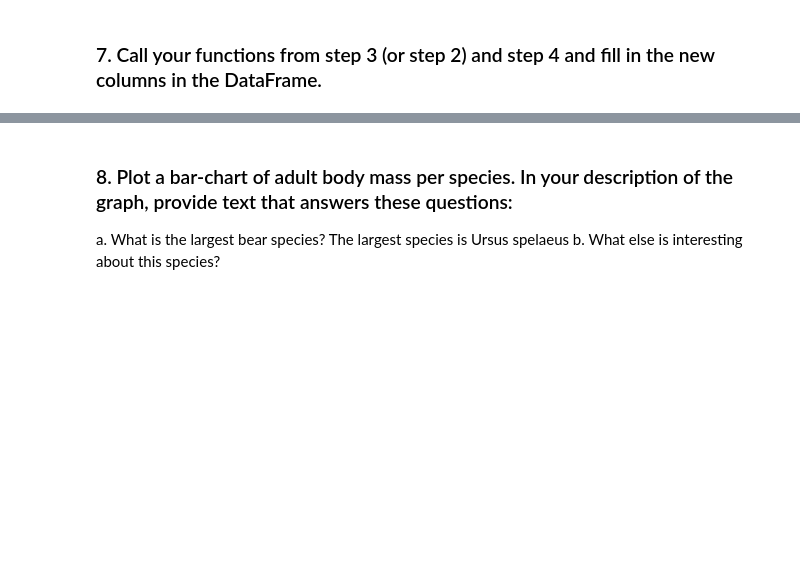
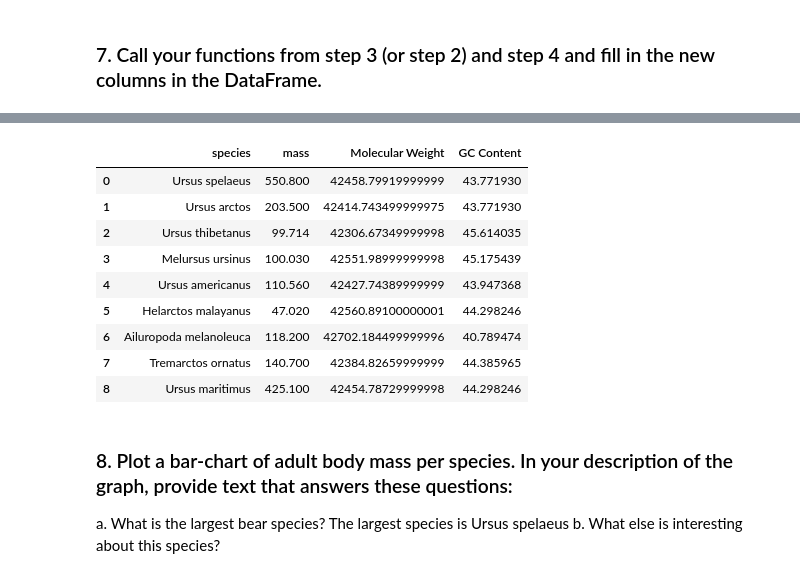
Before and after one commit to cassiewinn/BCB546x_Python-Assignment, a Jupyter notebook: Cassie Winn Python Assignment.ipynb, the cells around one changed output, grey strips where cells are left out. Saved outputs shown, nothing was run; the diff lists cells and outputs as text; code cells hidden in the pictures; blank space fills up the shorter version.

```diff
--- a/Cassie Winn Python Assignment.ipynb
+++ b/Cassie Winn Python Assignment.ipynb
@@ -186,8 +196,20 @@ gc_dict = GC_content2(cytb_seqs)
 # %%
 bears_df['Molecular Weight'] = bears_df['species'] #fill in the Molecular Weight column with species name (so we can use .replace() function)
 bears_df['GC Content'] = bears_df['species']
 bears_df = bears_df.replace({"Molecular Weight": mw_dict}) #use .replace() to replace species with dictionary values
 bears_df = bears_df.replace({"GC Content": gc_dict})
+bears_df
+# %% [output]
+|  | species | mass | Molecular Weight | GC Content |
+| 0 | Ursus spelaeus | 550.800 | 42458.79919999999 | 43.771930 |
+| 1 | Ursus arctos | 203.500 | 42414.743499999975 | 43.771930 |
+| 2 | Ursus thibetanus | 99.714 | 42306.67349999998 | 45.614035 |
+| 3 | Melursus ursinus | 100.030 | 42551.98999999998 | 45.175439 |
+| 4 | Ursus americanus | 110.560 | 42427.74389999999 | 43.947368 |
+| 5 | Helarctos malayanus | 47.020 | 42560.89100000001 | 44.298246 |
+| 6 | Ailuropoda melanoleuca | 118.200 | 42702.184499999996 | 40.789474 |
+| 7 | Tremarctos ornatus | 140.700 | 42384.82659999999 | 44.385965 |
+| 8 | Ursus maritimus | 425.100 | 42454.78729999998 | 44.298246 |
 # %% [markdown]
 ### 8. Plot a bar-chart of adult body mass per species. In your description of the graph, provide text that answers these questions:
  a. What is the largest bear species?  The largest species is Ursus spelaeus
```
Also changed, not shown: parts of 12 cells of this notebook.
